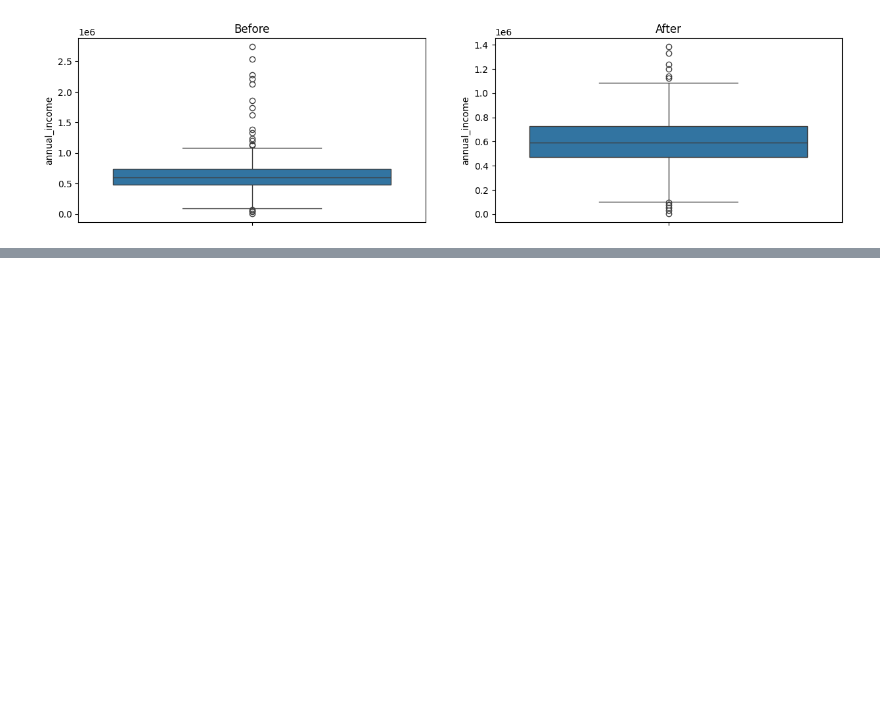
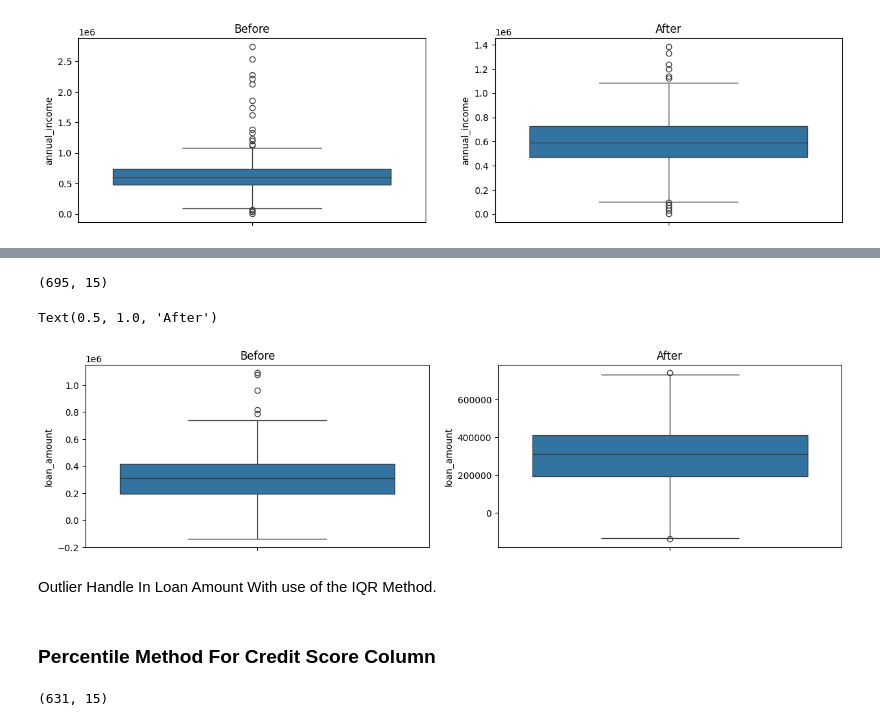
Before and after one commit to Abhiraj14206/Main_Data, a Jupyter notebook: FinalProject1/Finalproject1.ipynb, the cells around one changed output, grey strips where cells are left out. Saved outputs shown, nothing was run; the diff lists cells and outputs as text; code cells hidden in the pictures; blank space fills up the shorter version.

```diff
--- a/FinalProject1/Finalproject1.ipynb
+++ b/FinalProject1/Finalproject1.ipynb
@@ -423,0 +446,28 @@ Text(0.5, 1.0, 'After')
+# %%
+q1 = df["loan_amount"].quantile(0.25)
+q3 = df["loan_amount"].quantile(0.75)
+
+Iqr = q3 - q1
+
+Lower = q1 - 1.5 * Iqr
+Upper = q3 + 1.5 * Iqr
+
+df_iq = df[(df["loan_amount"]>= Lower) & (df["loan_amount"]<= Upper)]
+# %%
+df_iq.shape
+# %% [output]
+(695, 15)
+# %%
+plt.figure(figsize=(15,8))
+plt.subplot(2,2,1)
+sns.boxplot(df["loan_amount"])
+plt.title("Before")
+
+plt.subplot(2,2,2)
+sns.boxplot(df_iq["loan_amount"])
+plt.title("After")
+# %% [output]
+Text(0.5, 1.0, 'After')
+[figure, added]
+# %% [markdown]
+Outlier Handle In Loan Amount With use of the IQR Method.
@@ -423,0 +485,2 @@ Text(0.5, 1.0, 'After')
+# %% [markdown]
+### Percentile Method For Credit Score Column
@@ -423,0 +492,4 @@ Text(0.5, 1.0, 'After')
+# %%
+df_pr.shape
+# %% [output]
+(631, 15)
```
Also changed, not shown: parts of 32 cells of this notebook.
